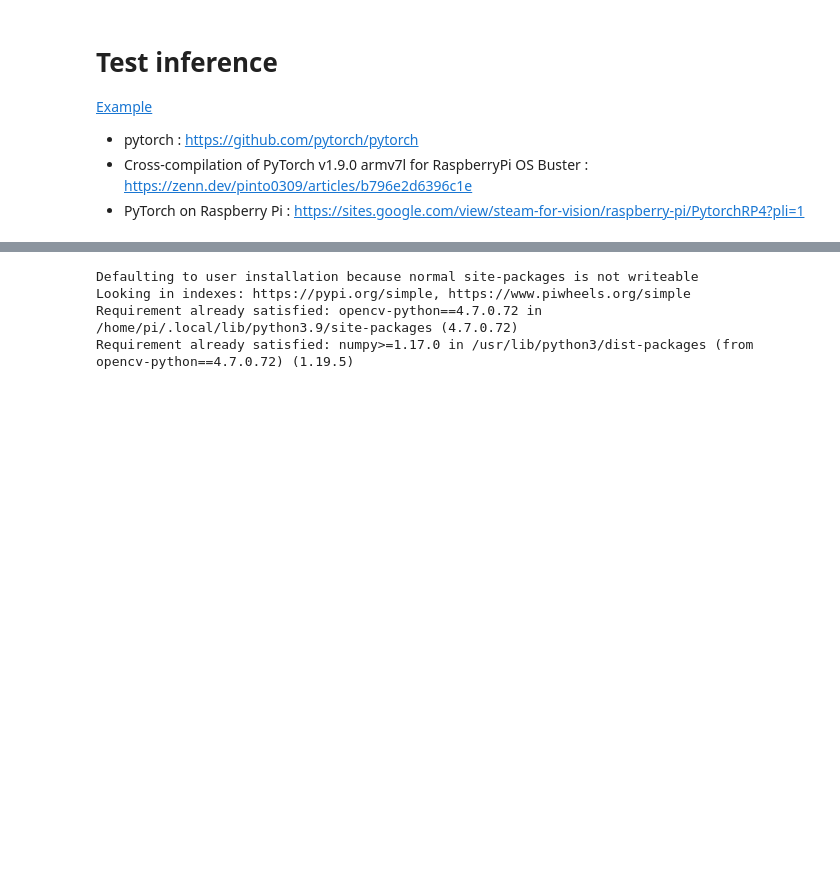
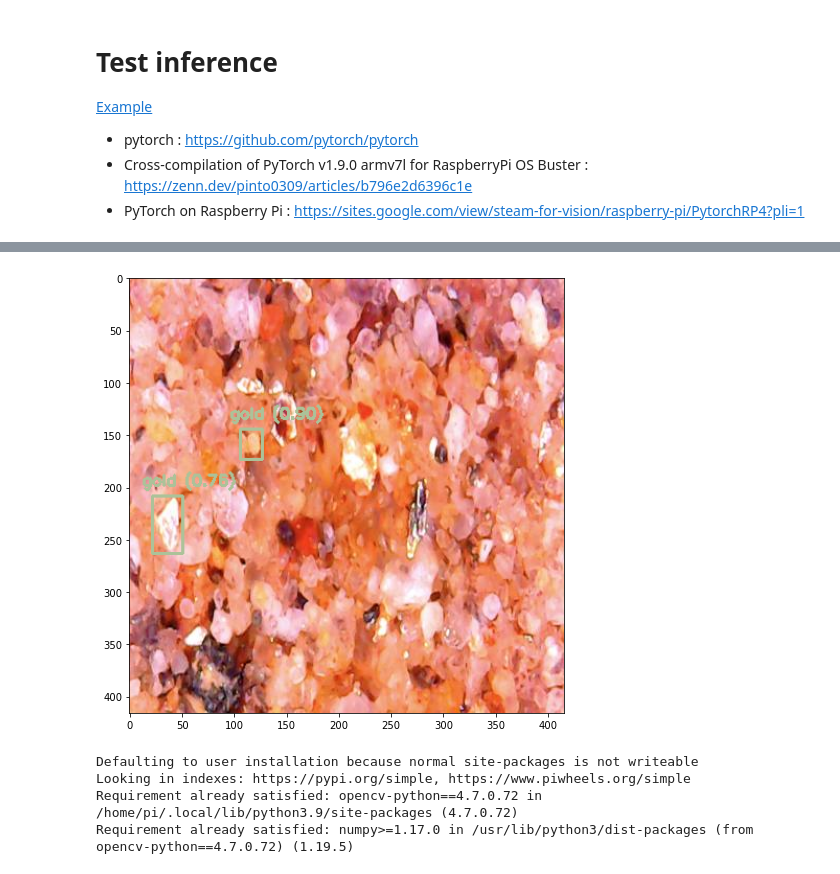
Before and after one commit to jeonghyun-kim-jake/AutoPanningLab, a Jupyter notebook: solution/Control/python/Module test.ipynb, the cells around one changed output, grey strips where cells are left out. Saved outputs shown, nothing was run; the diff lists cells and outputs as text; code cells hidden in the pictures; blank space fills up the shorter version.

```diff
--- a/solution/Control/python/Module test.ipynb
+++ b/solution/Control/python/Module test.ipynb
@@ -284,8 +284,82 @@ cv2.destroyAllWindows()
 - Cross-compilation of PyTorch v1.9.0 armv7l for RaspberryPi OS Buster : https://zenn.dev/pinto0309/articles/b796e2d6396c1e
 - PyTorch on Raspberry Pi : https://sites.google.com/view/steam-for-vision/raspberry-pi/PytorchRP4?pli=1
 # %%
+print("started")
+import cv2
+import cv2.dnn
+import numpy as np
+import matplotlib.pyplot as plt
 
-import cv2.dnn
+confidence = 0.5
 
+CLASSES = ["gold"]
+colors = np.random.uniform(0, 255, size=(len(CLASSES), 3))
+
+def draw_bounding_box(img, class_id, confidence, x, y, x_plus_w, y_plus_h):
+    label = f'{CLASSES[class_id]} ({confidence:.2f})'
+    color = colors[class_id]
+    cv2.rectangle(img, (x, y), (x_plus_w, y_plus_h), color, 2)
+    cv2.putText(img, label, (x - 10, y - 10), cv2.FONT_HERSHEY_SIMPLEX, 0.5, color, 2)
+
+print("read model")
 model: cv2.dnn.Net = cv2.dnn.readNetFromONNX("/home/pi/Projects/protowork/solution/Control/python/visions/models/best.onnx")
+original_image: np.ndarray = cv2.imread("/home/pi/Projects/protowork/solution/Control/test.jpg")
+[height, width, _] = original_image.shape
+print("input image shape", "h:", height, "w:", width)
+
+length = max((height, width))
+image = np.zeros((length, length, 3), np.uint8)
+image[0:height, 0:width] = original_image
+scale = length / 640
+
+
+blob = cv2.dnn.blobFromImage(image, scalefactor=1 / 255, size=(640, 640), swapRB=True)
+model.setInput(blob)
+outputs = model.forward()
+
+print("outputs :", outputs)
+
+outputs = np.array([cv2.transpose(outputs[0])])
+rows = outputs.shape[1]
+
+boxes = []
+scores = []
+class_ids = []
+
+for i in range(rows):
+    classes_scores = outputs[0][i][4:]
+    (minScore, maxScore, minClassLoc, (x, maxClassIndex)) = cv2.minMaxLoc(classes_scores)
+    if maxScore >= confidence:
+        box = [
+            outputs[0][i][0] - (0.5 * outputs[0][i][2]), outputs[0][i][1] - (0.5 * outputs[0][i][3]),
+            outputs[0][i][2], outputs[0][i][3]]
+        boxes.append(box)
+        scores.append(maxScore)
+        class_ids.append(maxClassIndex)
+
+result_boxes = cv2.dnn.NMSBoxes(boxes, scores, 0.25, 0.45, 0.5)
+
+detections = []
+# original_image = cv2.resize(original_image, (640, 480))
+
+for i in range(len(result_boxes)):
+    index = result_boxes[i]
+    box = boxes[index]
+    detection = {
+        'class_id': class_ids[index],
+        'class_name': CLASSES[class_ids[index]],
+        'confidence': scores[index],
+        'box': box,
+        'scale': scale}
+    detections.append(detection)
+    draw_bounding_box(original_image, class_ids[index], scores[index], round(box[0] * scale), round(box[1] * scale),
+                      round((box[0] + box[2]) * scale), round((box[1] + box[3]) * scale))
+
+# cv2.imshow('image', original_image)
+plt.figure(figsize=(12, 8))
+plt.imshow(cv2.cvtColor(original_image, cv2.COLOR_BGR2RGB))
+plt.show()
+
+cv2.waitKey(0)
+cv2.destroyAllWindows()
 # %% [output]
@@ -295,3 +379,4 @@ error: OpenCV(4.5.1) ../modules/dnn/src/onnx/onnx_importer.cpp:1887: error: (-2:
+[figure, added]
 # %%
 ! pip install opencv-python==4.7.0.72
 # %% [output]
```
Also changed, not shown: parts of 5 cells of this notebook, 7 other files.
